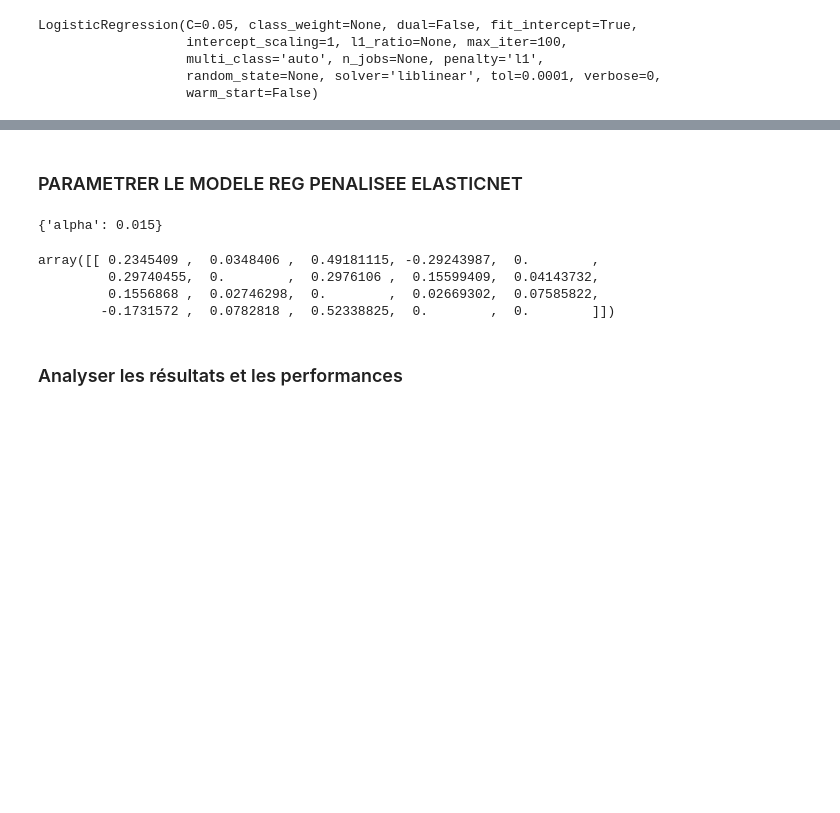
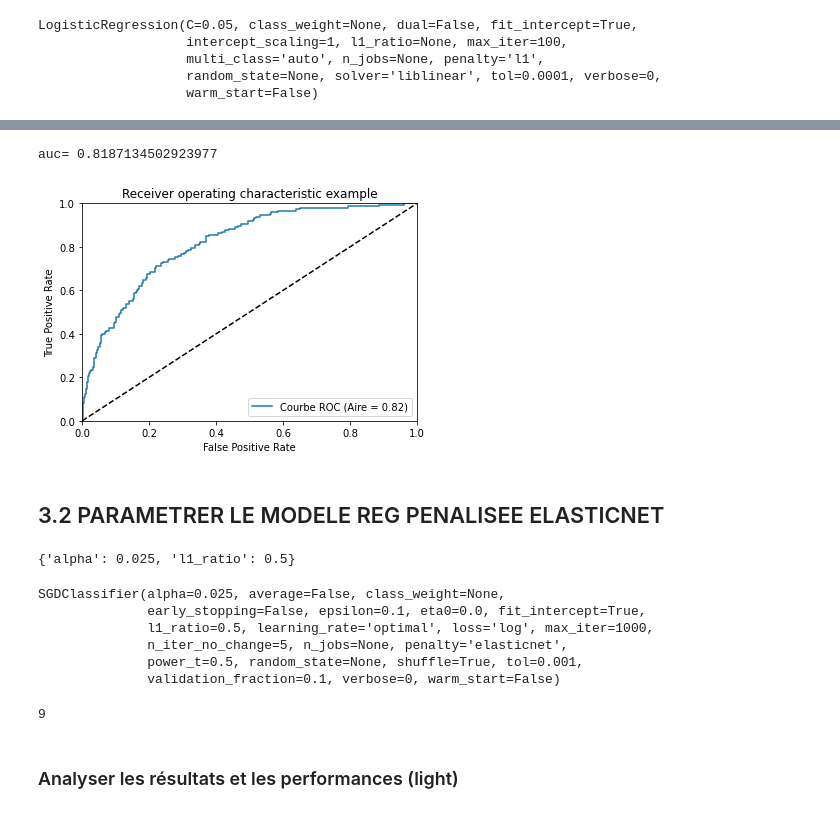
Before and after one commit to wil0u/python-formation-3, a Jupyter notebook: notebooks/TP_MLPython_ModelesPredictifChurn-Corrige.ipynb, the cells around one changed output, grey strips where cells are left out. Saved outputs shown, nothing was run; the diff lists cells and outputs as text; code cells hidden in the pictures; blank space fills up the shorter version.

```diff
--- a/notebooks/TP_MLPython_ModelesPredictifChurn-Corrige.ipynb
+++ b/notebooks/TP_MLPython_ModelesPredictifChurn-Corrige.ipynb
@@ -35,3 +71,3 @@ dtype: object
 # %%
-X= Xy.drop('Churn?',axis=1)
-y=Xy['Churn?']
+X= data.drop('Churn?',axis=1)
+y=data['Churn?'].astype(int)
@@ -56,4 +80,4 @@ import matplotlib.pyplot as plt
 # %%
 # split Apprentissage Test
 from sklearn.model_selection import train_test_split
-X_train, X_test, y_train, y_test = train_test_split(X,Xy['Churn?'], test_size=0.4,random_state=123)
+X_train, X_test, y_train, y_test = train_test_split(X,y, stratify=y, test_size=0.3,random_state=42)
@@ -59,0 +98,5 @@ X_train, X_test, y_train, y_test = train_test_split(X,Xy['Churn?'], test_size=0.
+# %%
+from sklearn.preprocessing import StandardScaler
+norm=StandardScaler().fit(X_train)
+X_train = pd.DataFrame(norm.transform(X_train), columns=X.columns)
+X_test = pd.DataFrame(norm.transform(X_test), columns=X.columns)
@@ -126,8 +196,8 @@ del feature_0
 # %%
-# Prediction des probabilités de 1 avec    model_LogitL1.predict_proba(X)
+# Prediction des probabilités de 1 avec
 # Colonne 1 signifie la seconde modalité du vecteur soit la proba Churn=1
-probas_test = model_LogitL1.predict_proba(X_test)[:,1]
-probas_train = model_LogitL1.predict_proba(X_train)[:,1]
+probas_test = modeleLassoCV.predict_proba(X_test)[:,1]
+probas_train = modeleLassoCV.predict_proba(X_train)[:,1]
 # %%
 # score: accuracy taux de bien classé global au cutoff de 0.5
 print(model_LogitL1.score(X_test, y_test))
@@ -213,34 +294,45 @@ weighted avg       0.85      0.87      0.84      1334
+# %%
+auc_et_roc(y_test, probas_test)
+# %% [output]
+auc= 0.8187134502923977
+[figure, added]
 # %% [markdown]
-### PARAMETRER LE MODELE REG PENALISEE ELASTICNET
+## 3.2 PARAMETRER LE MODELE REG PENALISEE ELASTICNET <a name="sect42" ></a>
 # %%
-#### Régression logistique elastic net : SGDClassifier : loss = log --> logistique
-#### penalty = "elasticnet"
-#### alpha entre 1 et 1000 , et l1_ratio entre 0 et 1
+# Régression logistique elastic net : SGDClassifier : loss = log --> logistique
+# penalty = "elasticnet"
+# alpha entre 1 et 1000 , et l1_ratio entre 0 et 1
 from sklearn.linear_model import SGDClassifier
-#Defaults to ‘hinge’, which gives a linear SVM. The ‘log’ loss gives logistic regression, a probabilistic classifier.
-#l1_ratio : float
-#The Elastic Net mixing parameter, with 0 <= l1_ratio <= 1. l1_ratio=0 corresponds to L2 penalty, l1_ratio=1 to L1. Defaults to 0.15
 
-param = [{"alpha":(0.001,0.01,0.015,0.025,0.004,0.05,0.075,0.1,0.2)} ]
+param = [{"alpha":(0.001,0.01,0.015,0.025,0.004,0.05,0.075,0.1,0.2),
+          "l1_ratio":(0.1,0.25,0.5) }]
 sgdElasticAUCnow = GridSearchCV (SGDClassifier(loss="log", penalty="elasticnet",l1_ratio=0.25,class_weight=None), param, cv = 4,n_jobs=4,scoring='roc_auc')
 
 cvelasticnet = sgdElasticAUCnow.fit(X_train,y_train)
 cvelasticnet.best_params_
 # %% [output]
-{'alpha': 0.015}
+{'alpha': 0.025, 'l1_ratio': 0.5}
 # %%
-elasticnet = SGDClassifier(loss="log", penalty="elasticnet", alpha=0.015,l1_ratio=0.25,class_weight=None)
+elasticnet = SGDClassifier(loss="log", penalty="elasticnet", **cvelasticnet.best_params_) ## dict va parser directement les clés comme des arguments et valeurs comme valeurs des arguments
 # Apprentissage du modele
 elasticnet.fit(X_train,y_train)
-elasticnet.coef_
-  #compute lift at 10%#
 # %% [output]
-array([[ 0.2345409 ,  0.0348406 ,  0.49181115, -0.29243987,  0.        ,
-         0.29740455,  0.        ,  0.2976106 ,  0.15599409,  0.04143732,
-         0.1556868 ,  0.02746298,  0.        ,  0.02669302,  0.07585822,
-        -0.1731572 ,  0.0782818 ,  0.52338825,  0.        ,  0.        ]])
+SGDClassifier(alpha=0.025, average=False, class_weight=None,
+              early_stopping=False, epsilon=0.1, eta0=0.0, fit_intercept=True,
+              l1_ratio=0.5, learning_rate='optimal', loss='log', max_iter=1000,
+              n_iter_no_change=5, n_jobs=None, penalty='elasticnet',
+              power_t=0.5, random_state=None, shuffle=True, tol=0.001,
+              validation_fraction=0.1, verbose=0, warm_start=False)
+# %%
+# combien d'élemnts non nuls ?
+coef = list(elasticnet.coef_[0])
+feature_0= [i for i in coef if i==0] #print(feature_0)
+print(len(feature_0))
+# PLus on baisse C, plus de colonnes s'annulent (0)
+# %% [output]
+9
 # %% [markdown]
-### Analyser les résultats et les performances
+### Analyser les résultats et les performances (light)
 # %%
 # Prediction des probabilités de 1 avec    model_LogitL1.predict_proba(X)
 probas_test = elasticnet.predict_proba(X_test)[:,1]
```
Also changed, not shown: parts of 71 cells of this notebook, 2 other files.
